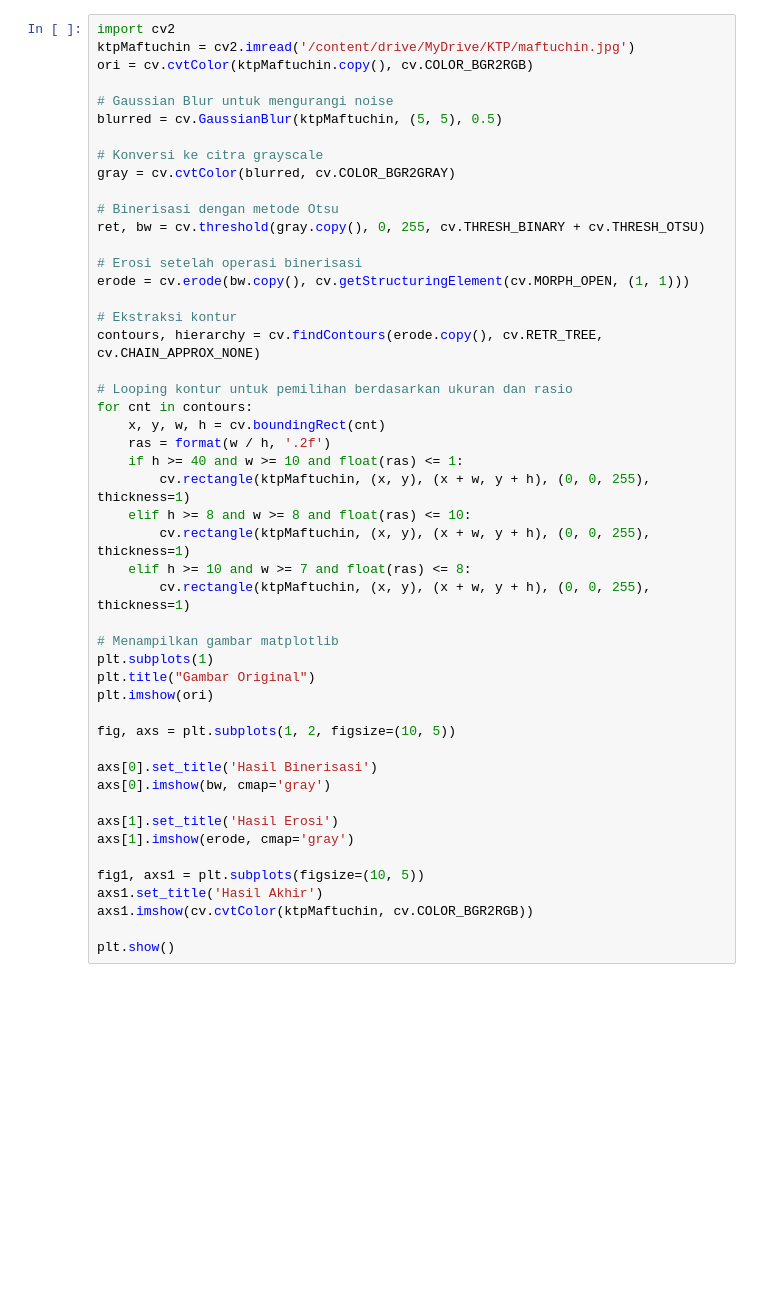
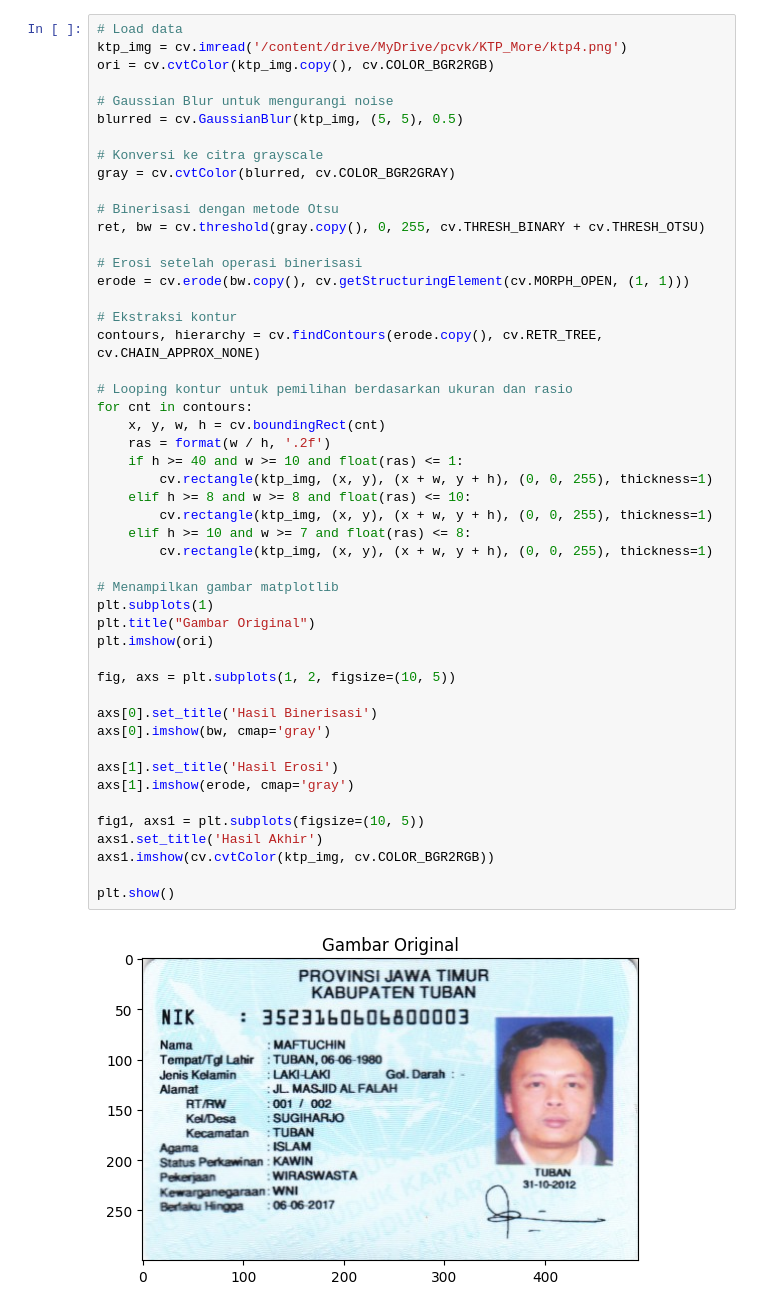
Before and after one commit to akfalah/03_AhmadKhoirulFalah, a Jupyter notebook: Week11_Kelompok.ipynb, the cells around one changed output. Drawn from its saved outputs; the diff is of its cells as text; blank space fills up the shorter version.

```diff
--- a/Week11_Kelompok.ipynb
+++ b/Week11_Kelompok.ipynb
@@ -3,10 +12,10 @@
 # %%
-import cv2
-ktpMaftuchin = cv2.imread('/content/drive/MyDrive/KTP/maftuchin.jpg')
-ori = cv.cvtColor(ktpMaftuchin.copy(), cv.COLOR_BGR2RGB)
+# Load data
+ktp_img = cv.imread('/content/drive/MyDrive/pcvk/KTP_More/ktp4.png')
+ori = cv.cvtColor(ktp_img.copy(), cv.COLOR_BGR2RGB)
 
 # Gaussian Blur untuk mengurangi noise
-blurred = cv.GaussianBlur(ktpMaftuchin, (5, 5), 0.5)
+blurred = cv.GaussianBlur(ktp_img, (5, 5), 0.5)
 
 # Konversi ke citra grayscale
 gray = cv.cvtColor(blurred, cv.COLOR_BGR2GRAY)
@@ -18,34 +27,36 @@ ret, bw = cv.threshold(gray.copy(), 0, 255, cv.THRESH_BINARY + cv.THRESH_OTSU)
 erode = cv.erode(bw.copy(), cv.getStructuringElement(cv.MORPH_OPEN, (1, 1)))
 
 # Ekstraksi kontur
 contours, hierarchy = cv.findContours(erode.copy(), cv.RETR_TREE, cv.CHAIN_APPROX_NONE)
 
 # Looping kontur untuk pemilihan berdasarkan ukuran dan rasio
 for cnt in contours:
     x, y, w, h = cv.boundingRect(cnt)
     ras = format(w / h, '.2f')
     if h >= 40 and w >= 10 and float(ras) <= 1:
-        cv.rectangle(ktpMaftuchin, (x, y), (x + w, y + h), (0, 0, 255), thickness=1)
+        cv.rectangle(ktp_img, (x, y), (x + w, y + h), (0, 0, 255), thickness=1)
     elif h >= 8 and w >= 8 and float(ras) <= 10:
-        cv.rectangle(ktpMaftuchin, (x, y), (x + w, y + h), (0, 0, 255), thickness=1)
+        cv.rectangle(ktp_img, (x, y), (x + w, y + h), (0, 0, 255), thickness=1)
     elif h >= 10 and w >= 7 and float(ras) <= 8:
-        cv.rectangle(ktpMaftuchin, (x, y), (x + w, y + h), (0, 0, 255), thickness=1)
+        cv.rectangle(ktp_img, (x, y), (x + w, y + h), (0, 0, 255), thickness=1)
 
 # Menampilkan gambar matplotlib
 plt.subplots(1)
 plt.title("Gambar Original")
 plt.imshow(ori)
 
 fig, axs = plt.subplots(1, 2, figsize=(10, 5))
 
 axs[0].set_title('Hasil Binerisasi')
 axs[0].imshow(bw, cmap='gray')
 
 axs[1].set_title('Hasil Erosi')
 axs[1].imshow(erode, cmap='gray')
 
 fig1, axs1 = plt.subplots(figsize=(10, 5))
 axs1.set_title('Hasil Akhir')
-axs1.imshow(cv.cvtColor(ktpMaftuchin, cv.COLOR_BGR2RGB))
+axs1.imshow(cv.cvtColor(ktp_img, cv.COLOR_BGR2RGB))
 
 plt.show()
+# %% [output]
+[figure, added]
```
Also changed, not shown: parts of 3 cells of this notebook.
